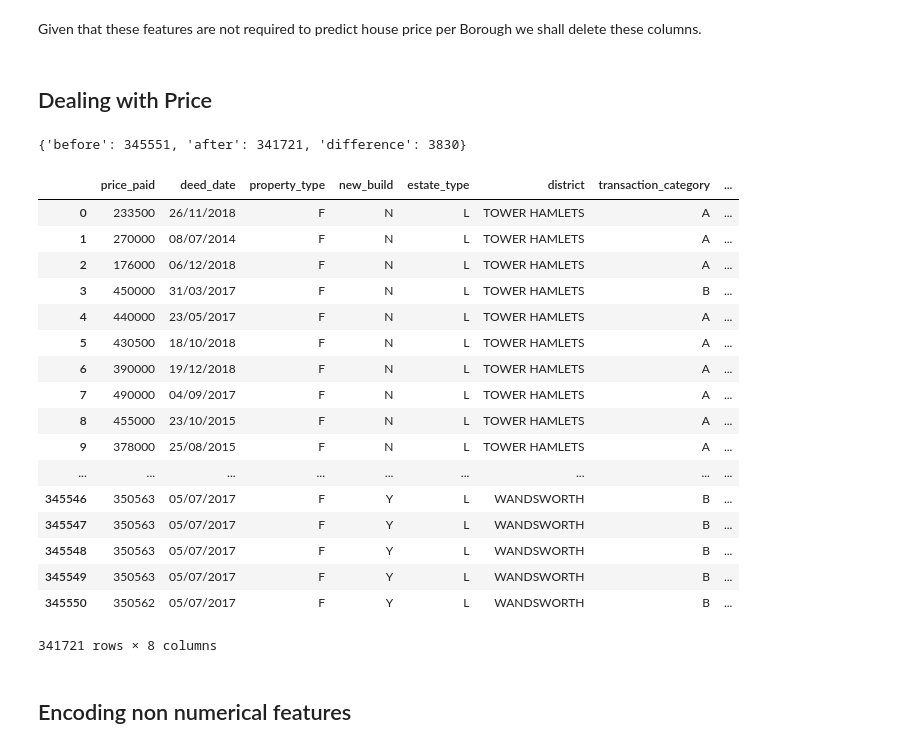
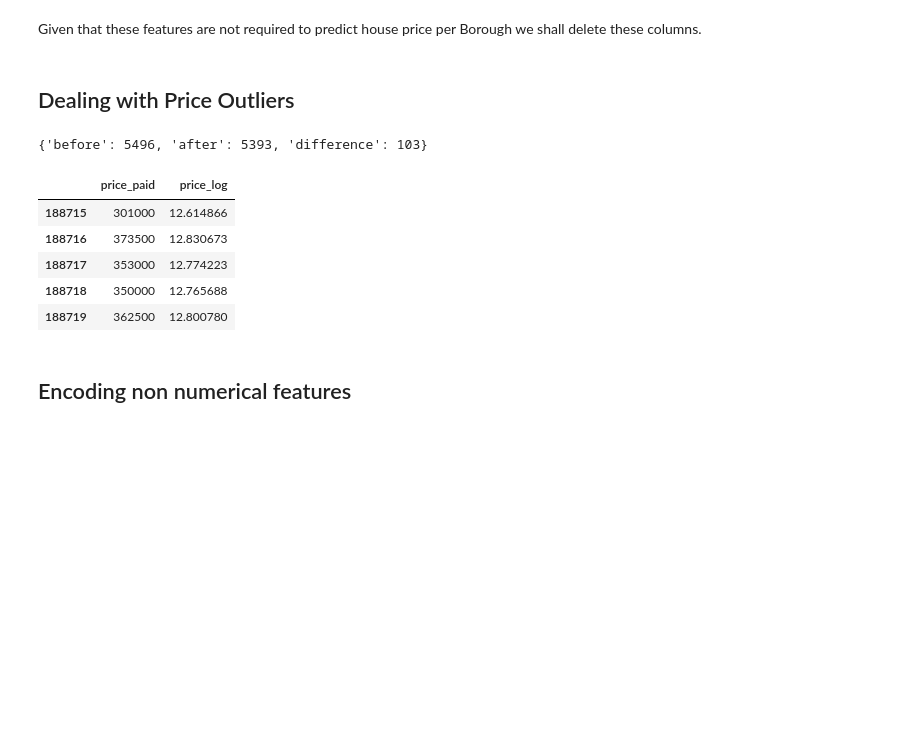
Before and after one commit to davidmaceachern/QAC020X303, a Jupyter notebook: notebooks/investigation.ipynb, the cells around one changed output. Saved outputs shown, nothing was run; the diff lists cells and outputs as text; code cells hidden in the pictures; blank space fills up the shorter version.

```diff
--- a/notebooks/investigation.ipynb
+++ b/notebooks/investigation.ipynb
@@ -103,38 +134,26 @@ Given that these features are not required to predict house price per Borough we
 # %%
 df = df.drop(['unique_id', 'paon', 'saon', 'linked_data_url', 'street', 'locality', 'county', 'town','postcode'], axis=1)
 # %% [markdown]
-## Dealing with Price
+## Dealing with Price Outliers
 # %%
-# Filter to values less than 10,000,000 or greater than 10,000
+# Filter to values less than 1,000,000 or greater than 10,000
 length_before = len(df)
-df = df.loc[(df['price_paid'] < (10000000)) & (df['price_paid'] > (10000))]
+df = df.loc[(df['price_paid'] < (1000000)) & (df['price_paid'] > (10000))]
 length_after = len(df)
 print({'before': length_before, 'after': length_after, 'difference': (length_before - length_after)})
 # %% [output]
-{'before': 345551, 'after': 341721, 'difference': 3830}
+{'before': 5496, 'after': 5393, 'difference': 103}
 # %%
 # logging values reduces the effect of outliers
 df['price_log'] = [np.log(x) for x in df['price_paid']]
-df
+df[['price_paid', 'price_log']].head()
 # %% [output]
-|  | price_paid | deed_date | property_type | new_build | estate_type | district | transaction_category | ... |
-| 0 | 233500 | 26/11/2018 | F | N | L | TOWER HAMLETS | A | ... |
-| 1 | 270000 | 08/07/2014 | F | N | L | TOWER HAMLETS | A | ... |
-| 2 | 176000 | 06/12/2018 | F | N | L | TOWER HAMLETS | A | ... |
-| 3 | 450000 | 31/03/2017 | F | N | L | TOWER HAMLETS | B | ... |
-| 4 | 440000 | 23/05/2017 | F | N | L | TOWER HAMLETS | A | ... |
-| 5 | 430500 | 18/10/2018 | F | N | L | TOWER HAMLETS | A | ... |
-| 6 | 390000 | 19/12/2018 | F | N | L | TOWER HAMLETS | A | ... |
-| 7 | 490000 | 04/09/2017 | F | N | L | TOWER HAMLETS | A | ... |
-| 8 | 455000 | 23/10/2015 | F | N | L | TOWER HAMLETS | A | ... |
-| 9 | 378000 | 25/08/2015 | F | N | L | TOWER HAMLETS | A | ... |
-| ... | ... | ... | ... | ... | ... | ... | ... | ... |
-| 345546 | 350563 | 05/07/2017 | F | Y | L | WANDSWORTH | B | ... |
-| 345547 | 350563 | 05/07/2017 | F | Y | L | WANDSWORTH | B | ... |
-| 345548 | 350563 | 05/07/2017 | F | Y | L | WANDSWORTH | B | ... |
-| 345549 | 350563 | 05/07/2017 | F | Y | L | WANDSWORTH | B | ... |
-| 345550 | 350562 | 05/07/2017 | F | Y | L | WANDSWORTH | B | ... |
+|  | price_paid | price_log |
+| 188715 | 301000 | 12.614866 |
+| 188716 | 373500 | 12.830673 |
+| 188717 | 353000 | 12.774223 |
+| 188718 | 350000 | 12.765688 |
+| 188719 | 362500 | 12.800780 |
-341721 rows × 8 columns
 # %% [markdown]
 ## Encoding non numerical features
 # %%
```
Also changed, not shown: parts of 25 cells of this notebook, 5 other files.
